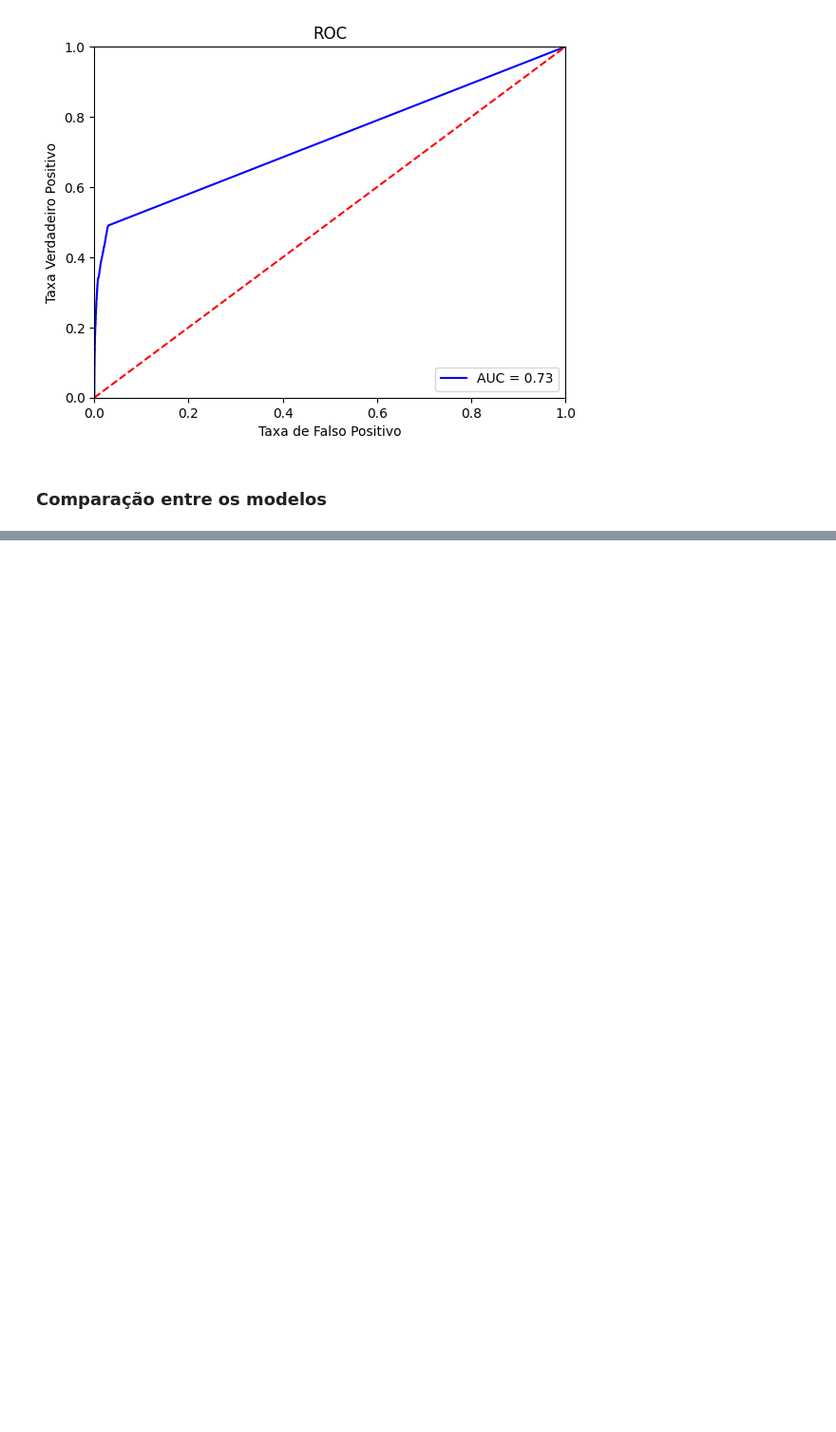
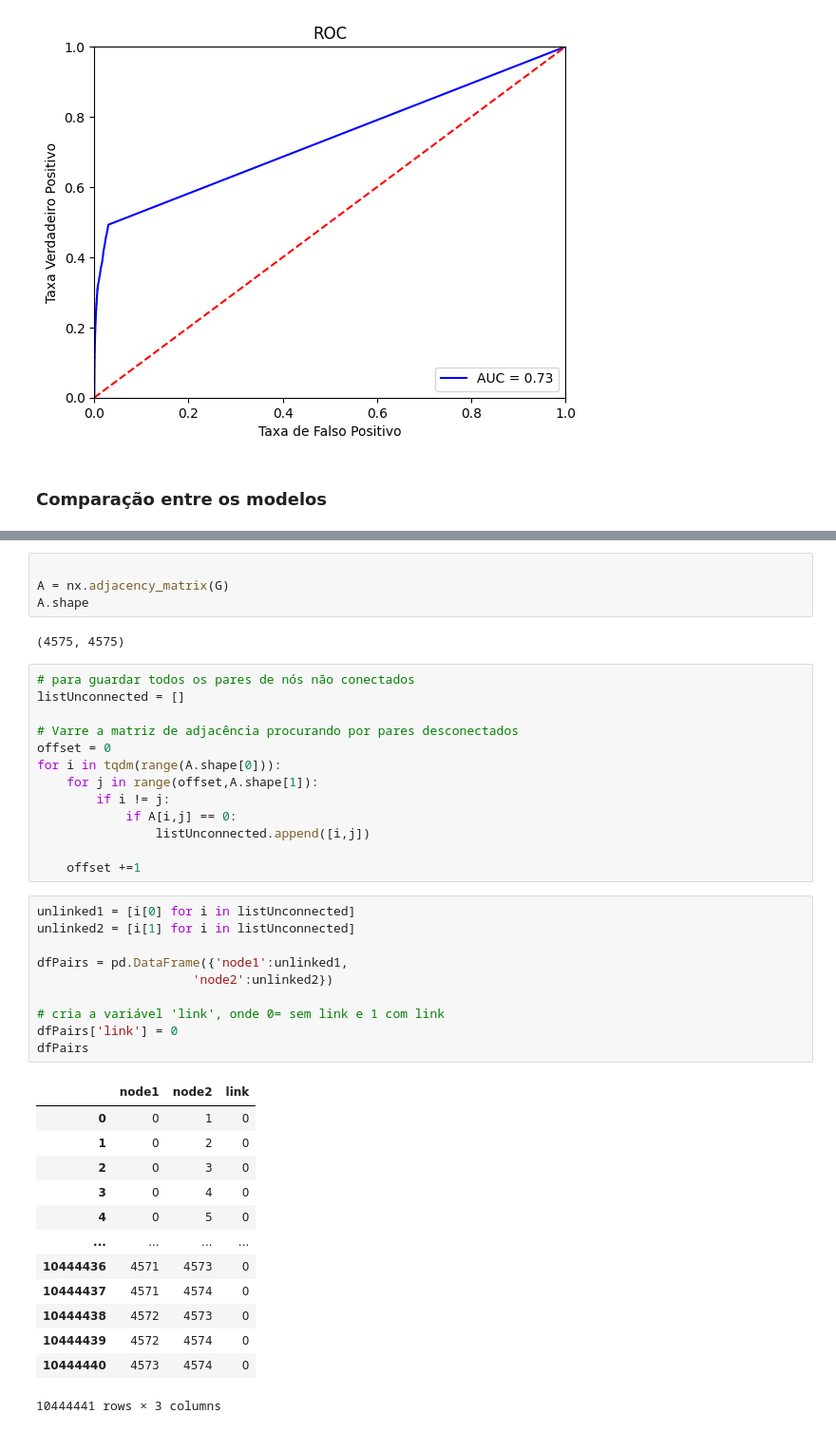
Before and after one commit to rwc2408/CienciadasRedes, a Jupyter notebook: Desafio 02/desafico02_linkPrediction.ipynb, the cells around one changed output, grey strips where cells are left out. Shown at 95% size. Cells and saved outputs as stored; diff of their text form; blank space fills up the shorter version.

```diff
--- a/Desafio 02/desafico02_linkPrediction.ipynb
+++ b/Desafio 02/desafico02_linkPrediction.ipynb
@@ -223,0 +377,43 @@ plt.show()
+# %%
+
+A = nx.adjacency_matrix(G)
+A.shape
+# %% [output]
+(4575, 4575)
+# %%
+# para guardar todos os pares de nós não conectados
+listUnconnected = []
+
+# Varre a matriz de adjacência procurando por pares desconectados
+offset = 0
+for i in tqdm(range(A.shape[0])):
+    for j in range(offset,A.shape[1]):
+        if i != j:
+            if A[i,j] == 0:
+                listUnconnected.append([i,j])
+
+    offset +=1
+# %%
+unlinked1 = [i[0] for i in listUnconnected]
+unlinked2 = [i[1] for i in listUnconnected]
+
+dfPairs = pd.DataFrame({'node1':unlinked1,
+                     'node2':unlinked2})
+
+# cria a variável 'link', onde 0= sem link e 1 com link
+dfPairs['link'] = 0
+dfPairs
+# %% [output]
+|  | node1 | node2 | link |
+| 0 | 0 | 1 | 0 |
+| 1 | 0 | 2 | 0 |
+| 2 | 0 | 3 | 0 |
+| 3 | 0 | 4 | 0 |
+| 4 | 0 | 5 | 0 |
+| ... | ... | ... | ... |
+| 10444436 | 4571 | 4573 | 0 |
+| 10444437 | 4571 | 4574 | 0 |
+| 10444438 | 4572 | 4573 | 0 |
+| 10444439 | 4572 | 4574 | 0 |
+| 10444440 | 4573 | 4574 | 0 |
+10444441 rows × 3 columns
```
Also changed, not shown: parts of 24 cells of this notebook.
